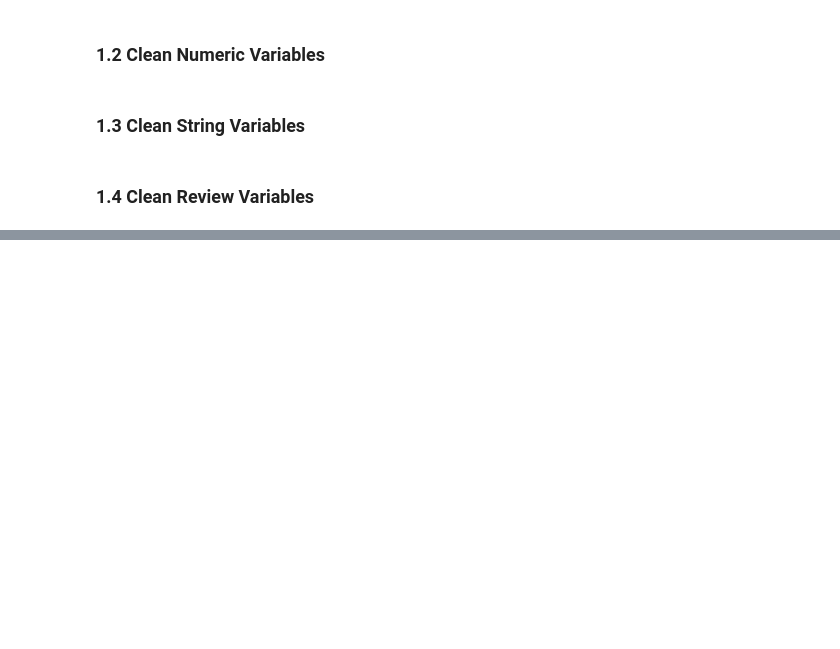
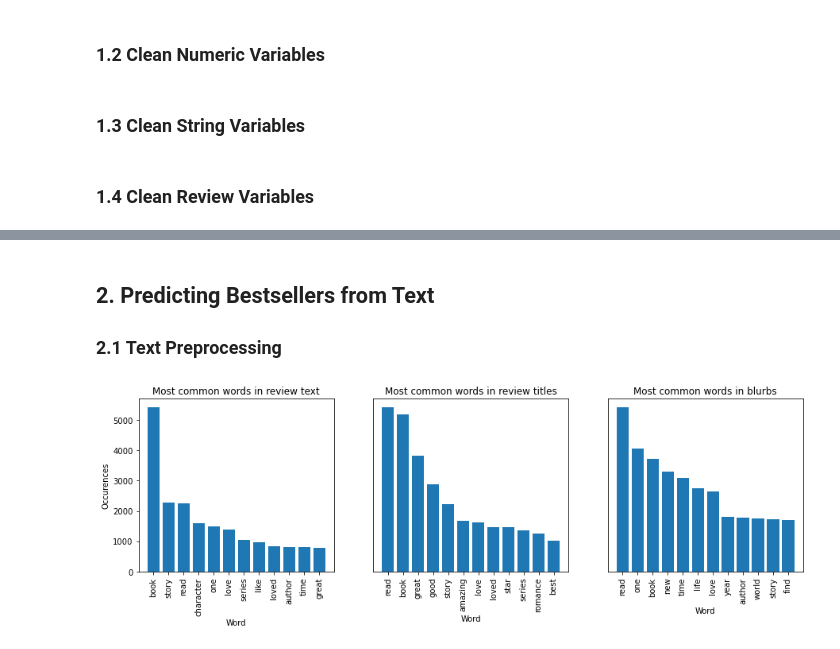
Before and after one commit to bronwynmoore/ECON323-Final-Project, a Jupyter notebook: Main.ipynb, the cells around one changed output, grey strips where cells are left out. Cells and saved outputs as stored; diff of their text form; code cells hidden in the pictures; blank space fills up the shorter version.

```diff
--- a/Main.ipynb
+++ b/Main.ipynb
@@ -124,15 +139,14 @@ df = pd.concat([df,df_reviews_title], axis=1)
 # %%
 df['Reviews_Texts'] = df['Reviews_Texts'].replace(np.nan, "[]")
-df['Reviews_Texts'] = df['Reviews_Texts'].astype(str)
-df['Reviews_Texts'] = df['Reviews_Texts'].apply(eval)
+df['Reviews_Texts'] = df['Reviews_Texts'].astype(str).apply(eval)
 
 df_reviews_text = df['Reviews_Texts'].apply(pd.Series)
 df_reviews_text = df_reviews_text.applymap(lambda x: clean_str(x, "\n"))
-df_reviews_text.columns=["Review_1", "Review_2", "Review_3", "Review_4", "Review_5", "Review_6", "Review_7","Review_8"]
 df_reviews_text = df_reviews_text.replace(np.nan, "")
 df_reviews_text['All_Review_Text'] = df_reviews_text.agg(' '.join, axis=1).str.strip()
 df_reviews_text = df_reviews_text.replace("", np.nan)
-df = pd.concat([df,df_reviews_text], axis=1)
+
+df['All_Review_Text'] = df_reviews_text['All_Review_Text']
 # %%
 df.drop(['Reviews_Ratings', 'Reviews_Texts', 'Reviews_Titles'], axis=1, inplace=True)
 # %%
@@ -150,0 +163,12 @@ print(r.json())
+# %% [markdown]
+## 2. Predicting Bestsellers from Text
+
+### 2.1 Text Preprocessing
+# %%
+df = df[df['Rankings'].notna()]
+df = df[df['All_Review_Text'].notna()]
+df = df[df['All_Review_Titles'].notna()]
+df = df[df['Blurb'].notna()]
+
+df['Sales_Rank'] = df['Rankings'].apply(lambda x: 'bestseller' if x <= 100 else 'low_sales' if x >= 1000 else 'normal')
+df['Bestseller'] = df['Rankings'].apply(lambda x: 1 if x <= 100 else 0)
@@ -150,0 +197,53 @@ print(r.json())
+# %%
+text_data = [text_prep(txt) for txt in df.All_Review_Text]
+text_data_2 = [i for i in text_data if i]
+
+title_data = [text_prep(txt) for txt in df.All_Review_Titles]
+title_data_2 = [i for i in title_data if i]
+
+blurb_data = [text_prep(txt) for txt in df.Blurb]
+blurb_data_2 = [i for i in blurb_data if i]
+
+text_wf = nltk.FreqDist([word for doc in text_data_2 for word in doc]).most_common(12)
+text_words = [x[0] for x in text_wf]
+text_cnt = [x[1] for x in text_wf]
+
+title_wf = nltk.FreqDist([word for doc in title_data_2 for word in doc]).most_common(12)
+title_words = [x[0] for x in title_wf]
+title_cnt = [x[1] for x in title_wf]
+
+blurb_wf = nltk.FreqDist([word for doc in blurb_data_2 for word in doc]).most_common(12)
+blurb_words = [x[0] for x in blurb_wf]
+blurb_cnt = [x[1] for x in blurb_wf]
+
+fig, ax = plt.subplots(1,3, figsize=(15,4))
+ax[0].bar(range(len(text_words)), text_cnt);
+ax[0].set_xticks(range(len(text_words)));
+ax[0].set_xticklabels(text_words, rotation='vertical');
+ax[0].set_title('Most common words in review text');
+ax[0].set_xlabel('Word');
+ax[0].set_ylabel('Occurences');
+
+ax[1].bar(range(len(title_words)), title_cnt);
+ax[1].set_xticks(range(len(title_words)));
+ax[1].set_xticklabels(title_words, rotation='vertical');
+ax[1].set_title('Most common words in review titles');
+ax[1].set_xlabel('Word');
+ax[1].set_ylabel('Occurences');
+ax[1].set_ylabel("");
+ax[1].yaxis.set_ticks_position('none');
+ax[1].set_yticklabels('');
+
+ax[2].bar(range(len(blurb_words)), blurb_cnt);
+ax[2].set_xticks(range(len(blurb_words)));
+ax[2].set_xticklabels(blurb_words, rotation='vertical');
+ax[2].set_title('Most common words in blurbs');
+ax[2].set_xlabel('Word');
+ax[2].set_ylabel('Occurences');
+ax[2].set_ylabel("");
+ax[2].yaxis.set_ticks_position('none');
+ax[2].set_yticklabels('');
+
+plt.show()
+# %% [output]
+[figure, added]
```
Also changed, not shown: parts of 19 cells of this notebook, 1 other file.
